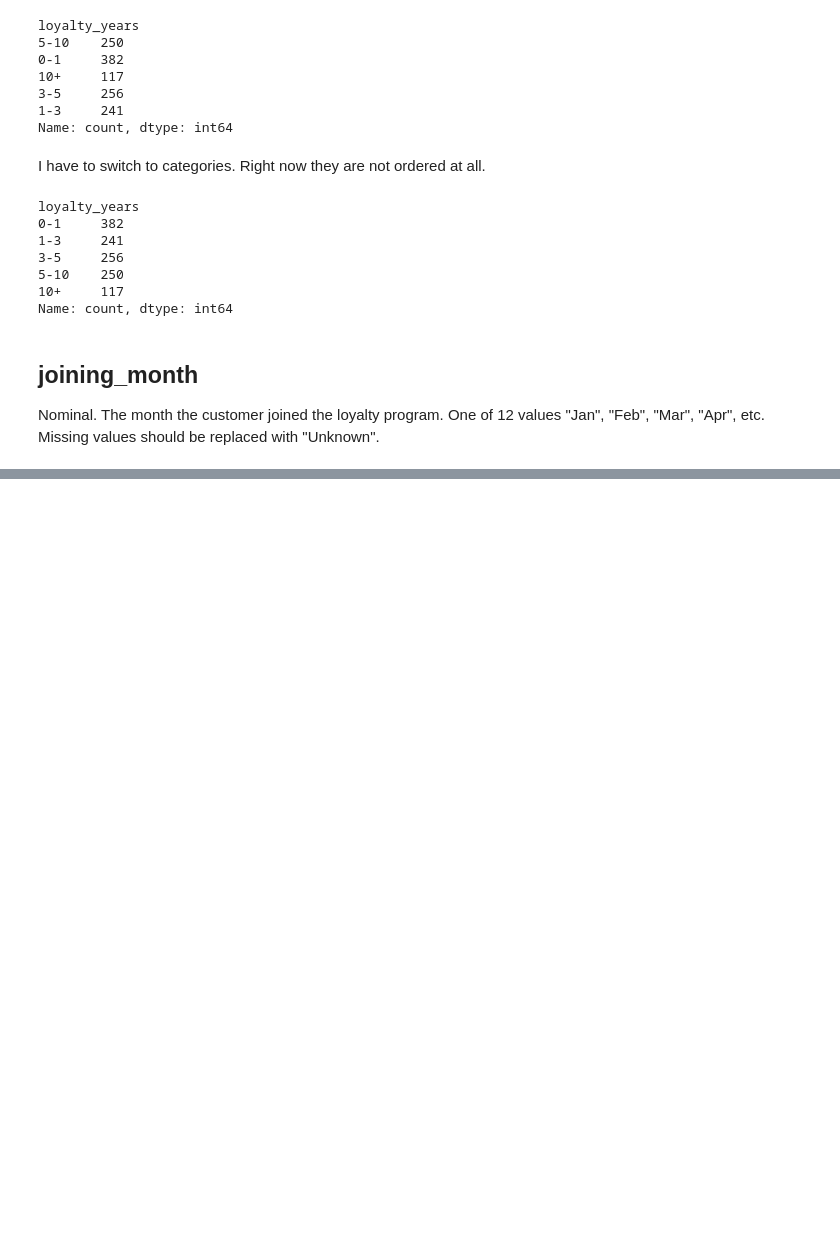
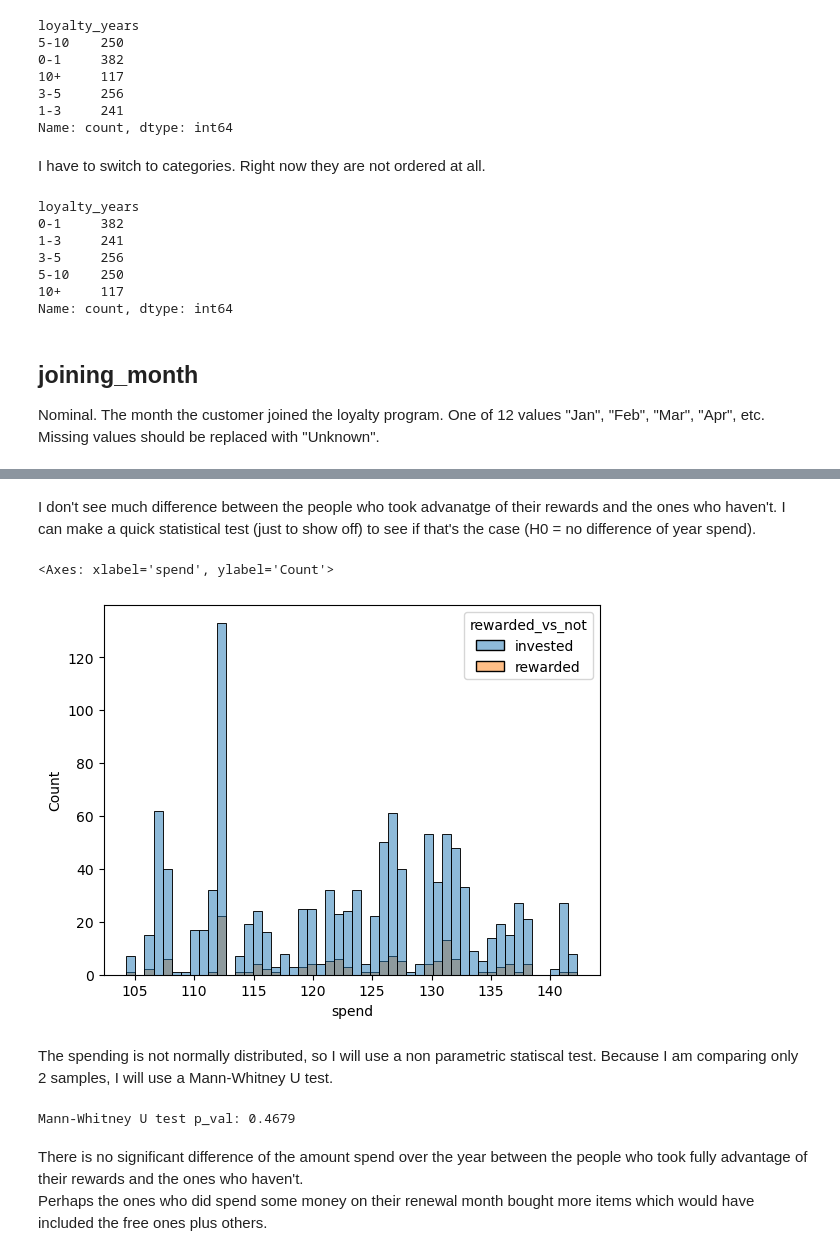
Before and after one commit to flylight-max/EDA_exam_CodeOp, a Jupyter notebook: analysis.ipynb, the cells around one changed output, grey strips where cells are left out. Drawn from its saved outputs; the diff is of its cells as text; code cells hidden in the pictures; blank space fills up the shorter version.

```diff
--- a/analysis.ipynb
+++ b/analysis.ipynb
@@ -244,0 +207,13 @@ For example, when doing 'df[col].method(value, inplace=True)', try using 'df.met
+# %%
+customer_data["joining_month_num"] = pd.to_datetime(customer_data["joining_month"], format="%b")
+customer_data["joining_month_num"] = customer_data["joining_month_num"].dt.month
+customer_data["joining_month_num"].fillna(0, inplace=True)
+
+customer_data["joining_month"].fillna("Unknown", inplace=True)
+ordered_month = ['Unknown', "Jan", "Feb", "Mar", "Apr", "May", "Jun", "Jul", "Aug", "Sep", "Oct", "Nov", "Dec"]
+customer_data["joining_month"] = customer_data["joining_month"].astype("category")
+customer_data["joining_month"] = customer_data["joining_month"].cat.reorder_categories(new_categories=ordered_month\
+                                                                                       , ordered=True)
+
+print(customer_data["joining_month"].value_counts(sort=False, dropna=False))
+print(customer_data["joining_month_num"].value_counts(dropna=False))
@@ -244,0 +264,3 @@ For example, when doing 'df[col].method(value, inplace=True)', try using 'df.met
+# %%
+customer_data["promotion"] = customer_data["promotion"].str.title()
+print(customer_data["promotion"].value_counts())
@@ -244,0 +281,3 @@ For example, when doing 'df[col].method(value, inplace=True)', try using 'df.met
+# %%
+customer_data["rewarded_vs_not"] = np.where(customer_data["first_month"] == 0, "rewarded", "invested")
+print(customer_data.groupby("rewarded_vs_not")["spend"].describe())
@@ -244,0 +294,20 @@ For example, when doing 'df[col].method(value, inplace=True)', try using 'df.met
+# %% [markdown]
+I don't see much difference between the people who took advanatge of their rewards and the ones who haven't. I can make a quick statistical test (just to show off) to see if that's the case (H0 = no difference of year spend).
+# %%
+#look at the distribution of spend
+sns.histplot(x="spend", data=customer_data, hue="rewarded_vs_not", bins=50)
+# %% [output]
+<Axes: xlabel='spend', ylabel='Count'>
+[figure, added]
+# %% [markdown]
+The spending is not normally distributed, so I will use a non parametric statiscal test. Because I am comparing only 2 samples, I will use a Mann-Whitney U test.
+# %%
+alpha = 0.05
+spend_U_stat, spend_U_pval = mannwhitneyu(customer_data[customer_data["rewarded_vs_not"] == "rewarded"]["spend"],\
+                                          customer_data[customer_data["rewarded_vs_not"] == "invested"]["spend"])
+print(f"Mann-Whitney U test p_val: {spend_U_pval:0.4f}")
+# %% [output]
+Mann-Whitney U test p_val: 0.4679
+# %% [markdown]
+There is no significant difference of the amount spend over the year between the people who took fully advantage of their rewards and the ones who haven't.
+Perhaps the ones who did spend some money on their renewal month bought more items which would have included the free ones plus others.
```
Also changed, not shown: parts of 19 cells of this notebook.
